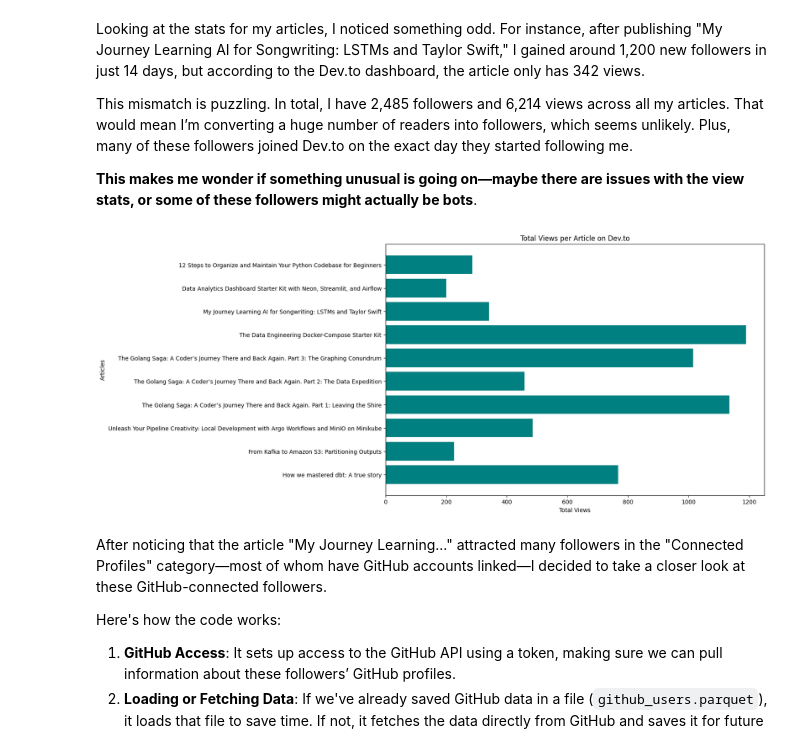
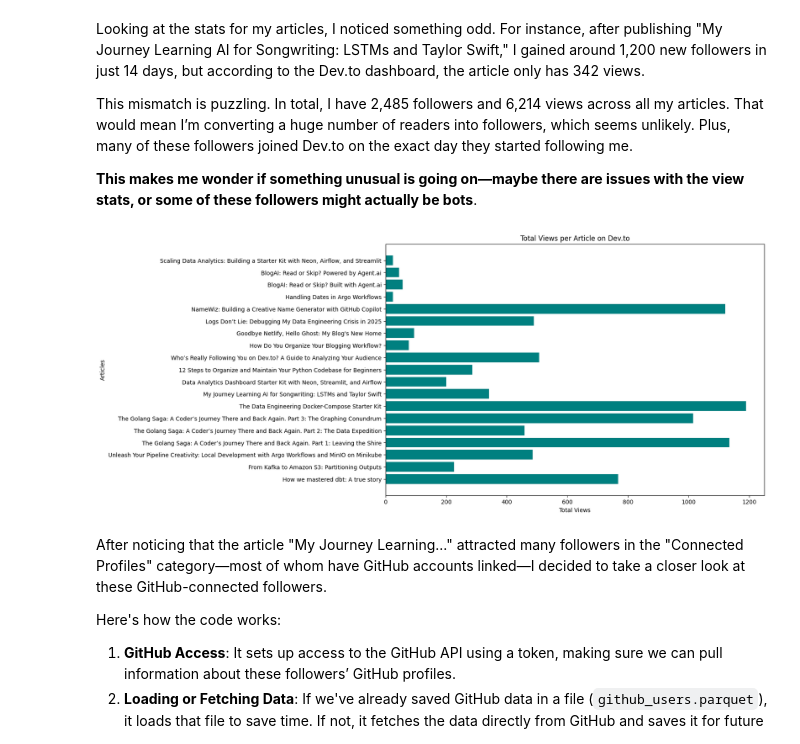
Before and after one commit to olgazju/blog_dev_to_audience_analyzer, a Jupyter notebook: analysis.ipynb, the cells around one changed output. Saved outputs shown, nothing was run; the diff lists cells and outputs as text; code cells hidden in the pictures.

```diff
--- a/analysis.ipynb
+++ b/analysis.ipynb
@@ -1094,30 +1097,39 @@ This mismatch is puzzling. In total, I have 2,485 followers and 6,214 views acro
 # %%
 # Data for articles and views that I took from my dev.to Dashboard
 articles = [
+    "Scaling Data Analytics: Building a Starter Kit with Neon, Airflow, and Streamlit",
+    "BlogAI: Read or Skip? Powered by Agent.ai",
+    "BlogAI: Read or Skip? Built with Agent.ai",
+    "Handling Dates in Argo Workflows",
+    "NameWiz: Building a Creative Name Generator with GitHub Copilot",
+    "Logs Don’t Lie: Debugging My Data Engineering Crisis in 2025",
+    "Goodbye Netlify, Hello Ghost: My Blog's New Home",
+    "How Do You Organize Your Blogging Workflow?",
+    "Who’s Really Following You on Dev.to? A Guide to Analyzing Your Audience",
     "12 Steps to Organize and Maintain Your Python Codebase for Beginners",
     "Data Analytics Dashboard Starter Kit with Neon, Streamlit, and Airflow",
     "My Journey Learning AI for Songwriting: LSTMs and Taylor Swift",
     "The Data Engineering Docker-Compose Starter Kit",
     "The Golang Saga: A Coder’s Journey There and Back Again. Part 3: The Graphing Conundrum",
     "The Golang Saga: A Coder’s Journey There and Back Again. Part 2: The Data Expedition",
     "The Golang Saga: A Coder’s Journey There and Back Again. Part 1: Leaving the Shire",
     "Unleash Your Pipeline Creativity: Local Development with Argo Workflows and MinIO on Minikube",
     "From Kafka to Amazon S3: Partitioning Outputs",
     "How we mastered dbt: A true story"
 ]
-views = [286, 201, 342, 1190, 1015, 458, 1134, 485, 226, 767]
+views = [25, 44, 57, 25, 1121, 490, 94, 77, 507, 286, 201, 342, 1190, 1015, 458, 1134, 485, 226, 767]
 
 
 plt.figure(figsize=(12, 8))
 plt.barh(articles, views, color="teal")
 plt.xlabel("Total Views")
 plt.ylabel("Articles")
 plt.title("Total Views per Article on Dev.to")
 plt.gca().invert_yaxis()
 
 plt.show()
 # %% [output]
-[figure, old version]
+[figure, new version]
 # %% [markdown]
 After noticing that the article "My Journey Learning..." attracted many followers in the "Connected Profiles" category—most of whom have GitHub accounts linked—I decided to take a closer look at these GitHub-connected followers.
 
```
Also changed, not shown: parts of 28 cells of this notebook.
